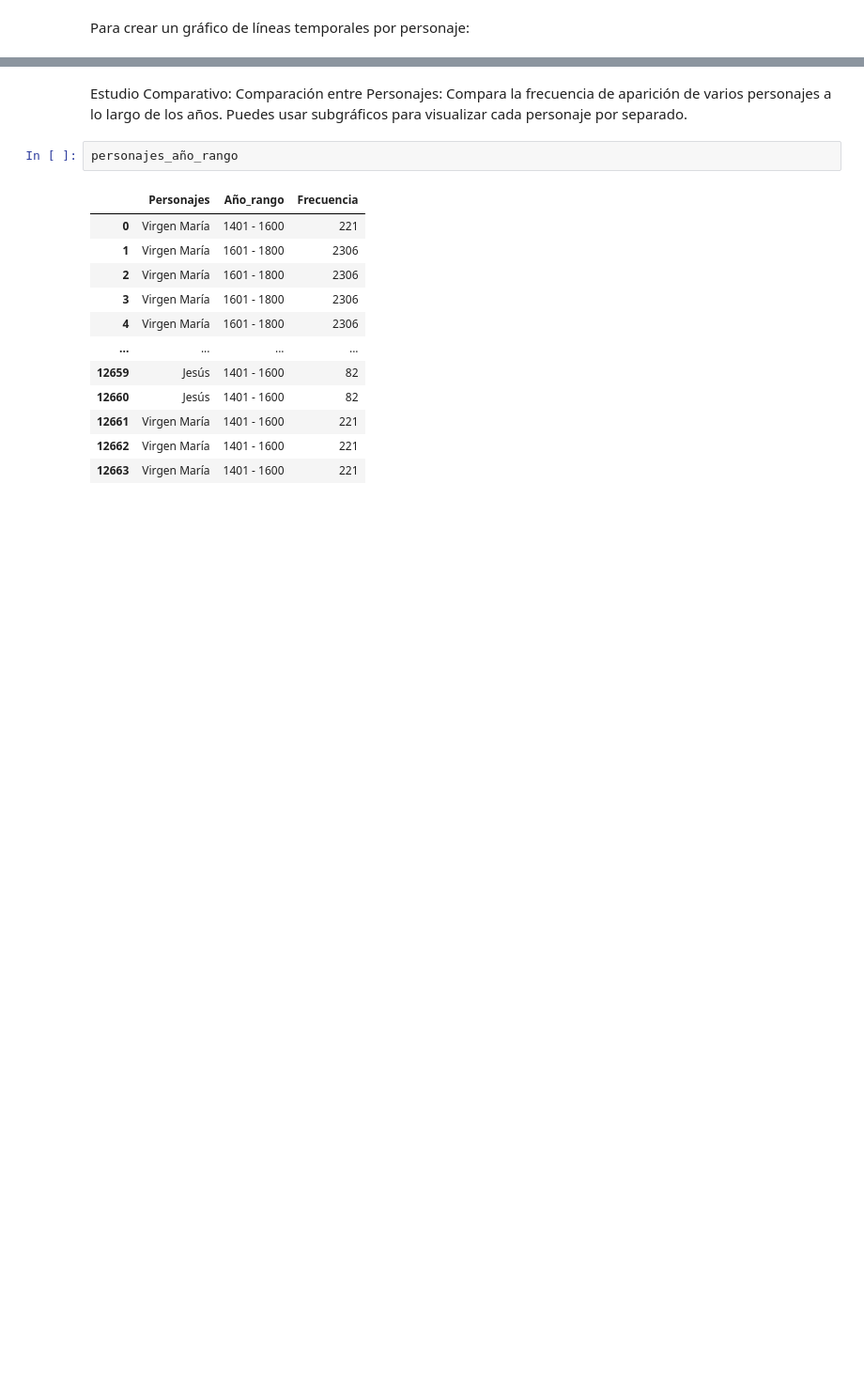
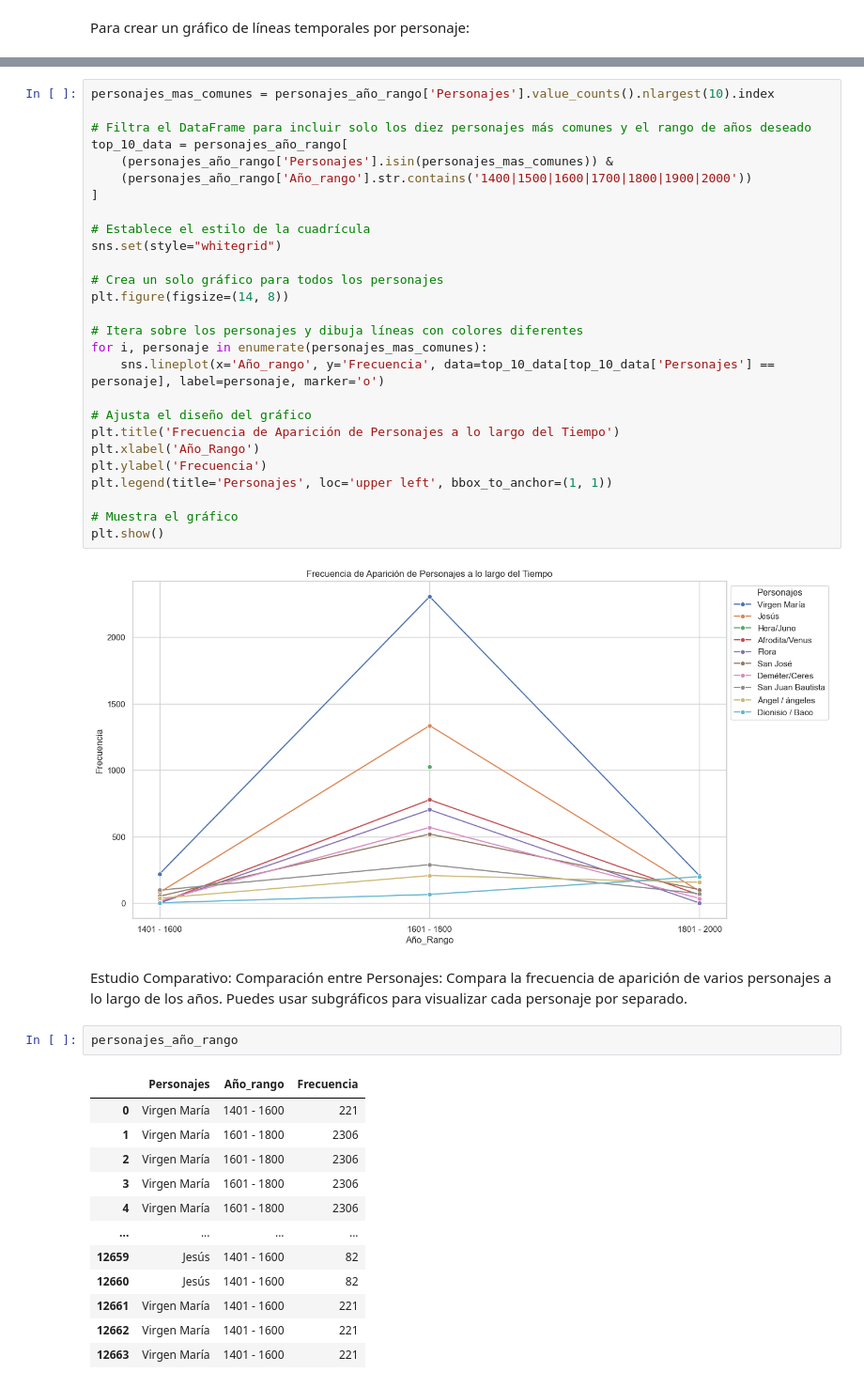
Before and after one commit to karmelealonso/project_final, a Jupyter notebook: notebooks/Estudio_analitico_iconografia.ipynb, the cells around one changed output, grey strips where cells are left out. Shown at 94% size. Drawn from its saved outputs; the diff is of its cells as text; blank space fills up the shorter version.

```diff
--- a/notebooks/Estudio_analitico_iconografia.ipynb
+++ b/notebooks/Estudio_analitico_iconografia.ipynb
@@ -502,3 +509,32 @@ TypeError: Invalid object type at position 0
+# %%
+personajes_mas_comunes = personajes_año_rango['Personajes'].value_counts().nlargest(10).index
+
+# Filtra el DataFrame para incluir solo los diez personajes más comunes y el rango de años deseado
+top_10_data = personajes_año_rango[
+    (personajes_año_rango['Personajes'].isin(personajes_mas_comunes)) &
+    (personajes_año_rango['Año_rango'].str.contains('1400|1500|1600|1700|1800|1900|2000'))
+]
+
+# Establece el estilo de la cuadrícula
+sns.set(style="whitegrid")
+
+# Crea un solo gráfico para todos los personajes
+plt.figure(figsize=(14, 8))
+
+# Itera sobre los personajes y dibuja líneas con colores diferentes
+for i, personaje in enumerate(personajes_mas_comunes):
+    sns.lineplot(x='Año_rango', y='Frecuencia', data=top_10_data[top_10_data['Personajes'] == personaje], label=personaje, marker='o')
+
+# Ajusta el diseño del gráfico
+plt.title('Frecuencia de Aparición de Personajes a lo largo del Tiempo')
+plt.xlabel('Año_Rango')
+plt.ylabel('Frecuencia')
+plt.legend(title='Personajes', loc='upper left', bbox_to_anchor=(1, 1))
+
+# Muestra el gráfico
+plt.show()
+# %% [output]
+[figure, added]
 # %% [markdown]
 Estudio Comparativo: Comparación entre Personajes: Compara la frecuencia de aparición de varios personajes a lo largo de los años. Puedes usar subgráficos para visualizar cada personaje por separado.
 # %%
```
Also changed, not shown: parts of 35 cells of this notebook.
